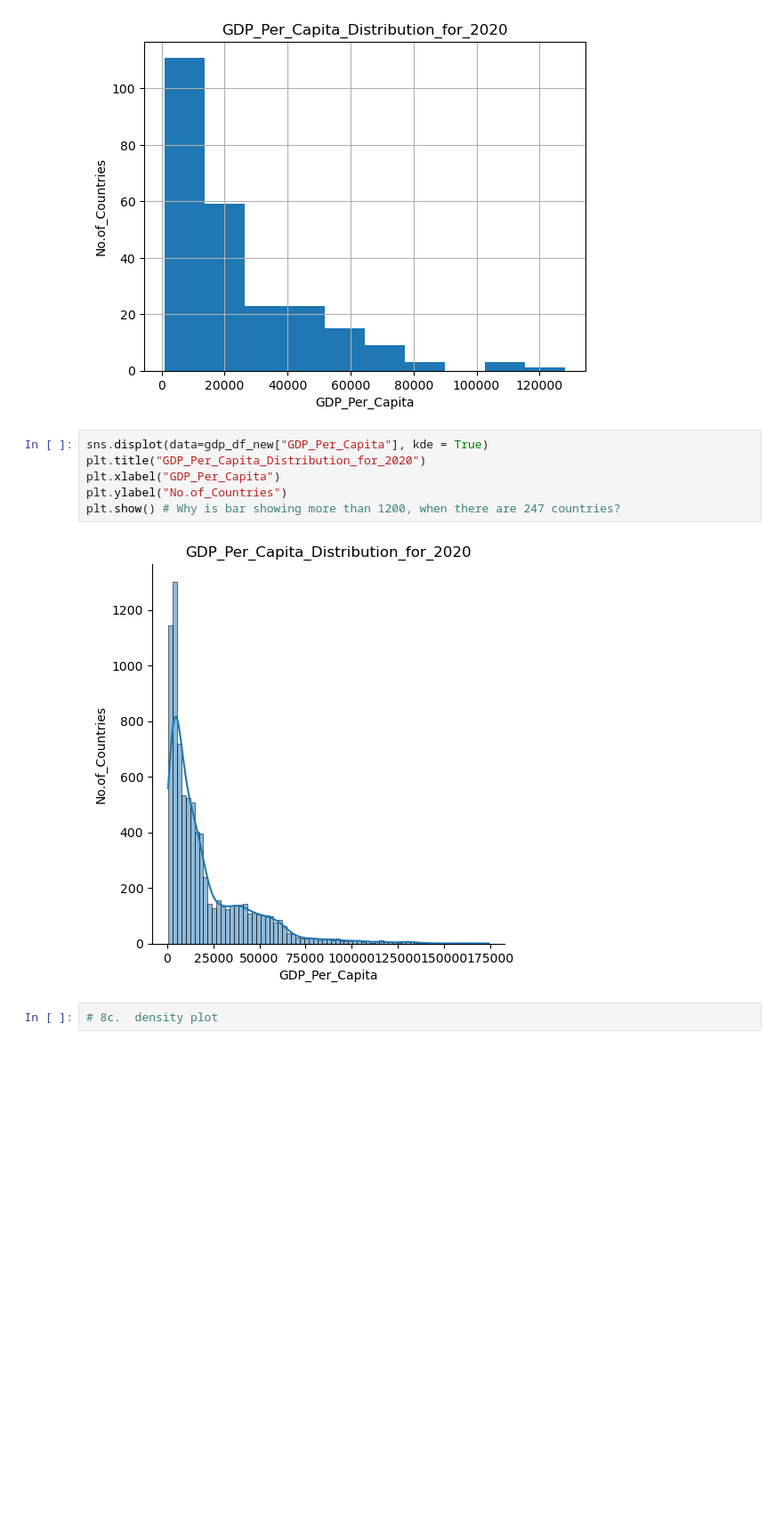
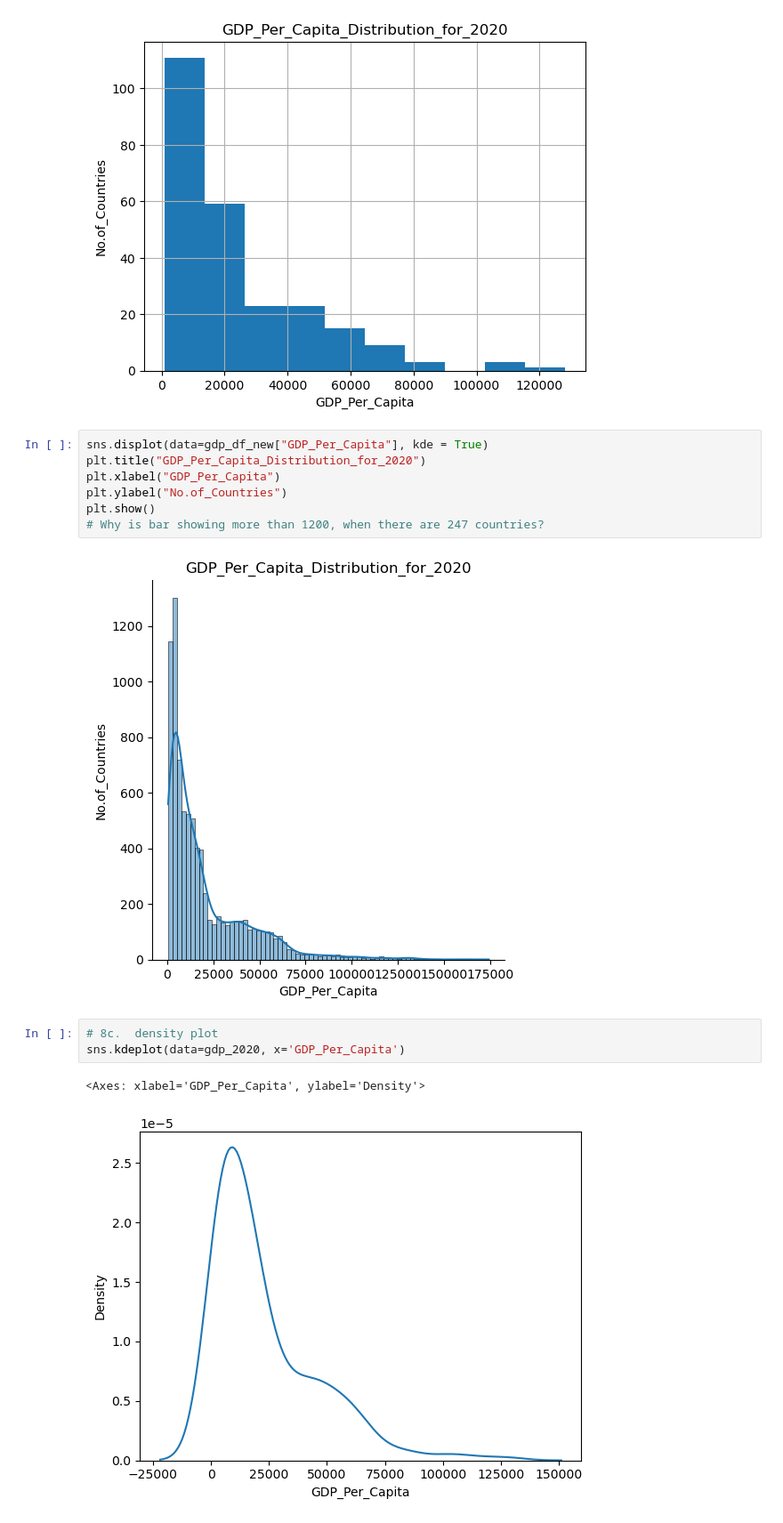
Before and after one commit to NSS-Data-Analytics-Cohort-16/da16-python-gdp-and-internet-use-analysis-janvimehendale, a Jupyter notebook: notebooks/gdp_internetuse.ipynb, the cells around one changed output. Shown at 89% size. Saved outputs shown, nothing was run; the diff lists cells and outputs as text; blank space fills up the shorter version.

```diff
--- a/notebooks/gdp_internetuse.ipynb
+++ b/notebooks/gdp_internetuse.ipynb
@@ -272,10 +272,15 @@ sns.displot(data=gdp_df_new["GDP_Per_Capita"], kde = True)
 plt.title("GDP_Per_Capita_Distribution_for_2020")
 plt.xlabel("GDP_Per_Capita")
 plt.ylabel("No.of_Countries")
-plt.show() # Why is bar showing more than 1200, when there are 247 countries?
+plt.show()
+# Why is bar showing more than 1200, when there are 247 countries?
 # %% [output]
 [figure]
 # %%
 # 8c.  density plot
+sns.kdeplot(data=gdp_2020, x='GDP_Per_Capita')
+# %% [output]
+<Axes: xlabel='GDP_Per_Capita', ylabel='Density'>
+[figure, added]
 # %%
 # 8d. boxplot
```
Also changed, not shown: parts of 9 cells of this notebook.
